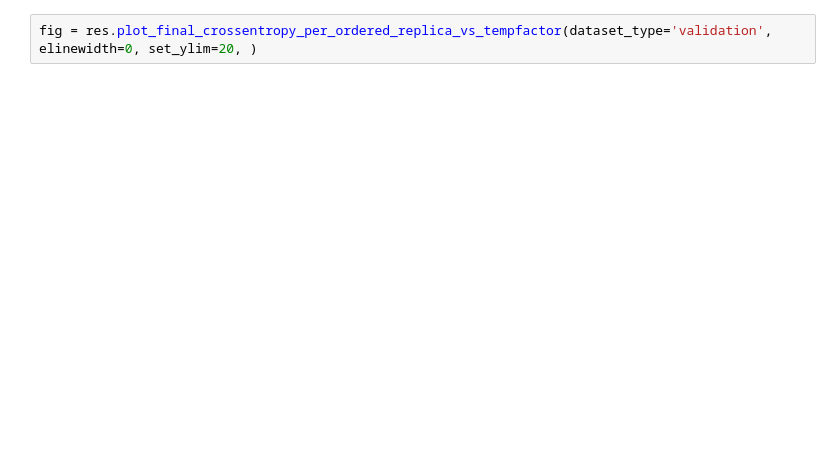
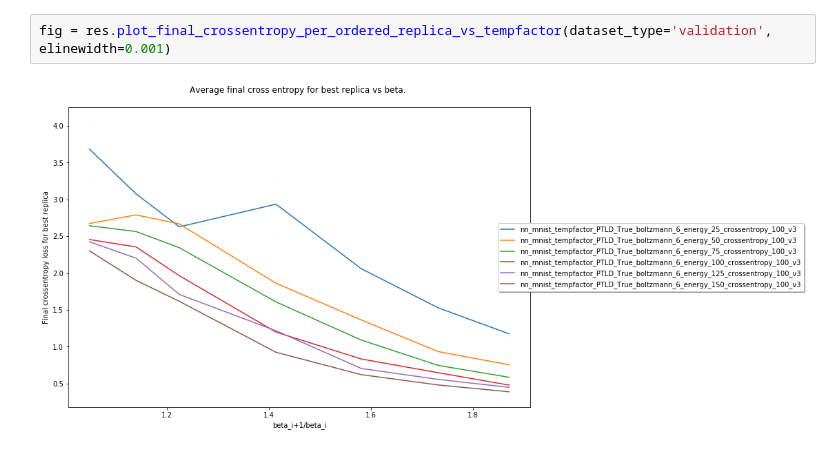
Before and after one commit to madrixx/deep_tempering, a Jupyter notebook: mnist_experiments_plot.ipynb, the cells around one changed output. Drawn from its saved outputs; the diff is of its cells as text; blank space fills up the shorter version.

Commit message:
new plots

```diff
--- a/mnist_experiments_plot.ipynb
+++ b/mnist_experiments_plot.ipynb
@@ -67,3 +57,5 @@ res = summ_ext.ExperimentPlot(extractors1 + extractors50 + extractors250)
 # %%
-fig = res.plot_final_crossentropy_per_ordered_replica_vs_tempfactor(dataset_type='validation', elinewidth=0, set_ylim=20, )
+fig = res.plot_final_crossentropy_per_ordered_replica_vs_tempfactor(dataset_type='validation', elinewidth=0.001)
+# %% [output]
+[figure, added]
 # %%
```
Also changed, not shown: parts of 6 cells of this notebook.
